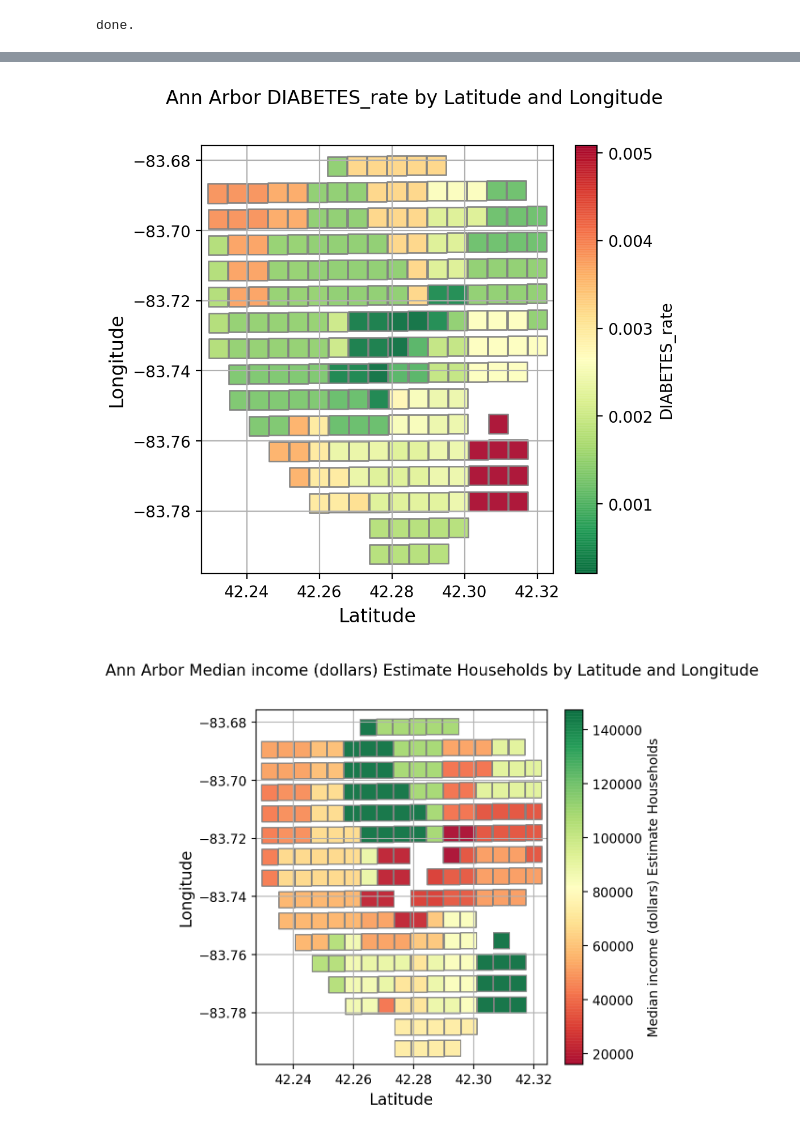
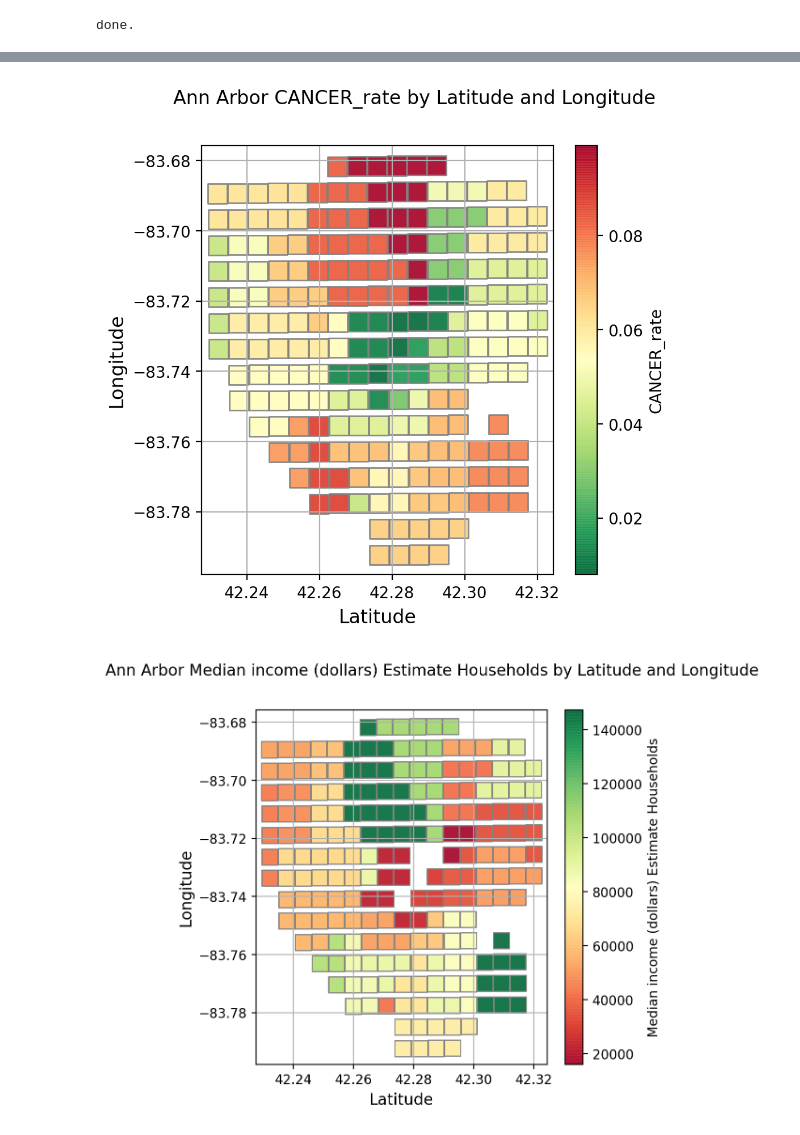
Before and after one commit to CooperStansbury/READMISSIONS, a Jupyter notebook: Washtenaw_case_study/notebooks/500_cities_analysis.ipynb, the cells around one changed output, grey strips where cells are left out. Cells and saved outputs as stored; diff of their text form; code cells hidden in the pictures.

```diff
--- a/Washtenaw_case_study/notebooks/500_cities_analysis.ipynb
+++ b/Washtenaw_case_study/notebooks/500_cities_analysis.ipynb
@@ -136,7 +136,7 @@ for col in PREVALENCE:
     condition = col.split("_")[0]
     new_col_name = f"{condition}_rate"
     NORMED_PREVALANCE_COLS.append(new_col_name)
-    data_df[new_col_name] = data_df[col] / data_df[TOTAL_POP_COL]
+    data_df[new_col_name] = data_df[col] / 100
 
 print("done.")
 # %% [output]
@@ -210,31 +212,31 @@ No signficant differences in OBESITY_rate for World_label
 # %%
 """
 normalized disease rates by latitude and logitude
 """
 
-TARGET_COL = 'DIABETES_rate'
+TARGET_COL = 'CANCER_rate'
 TITLE = f'Ann Arbor {TARGET_COL} by Latitude and Longitude'
 
 fig = utils.build_fig(title=f"{TITLE}",
                       y_lab="Longitude",
                       x_lab="Latitude")
 
 scat = plt.scatter(data_df['latitiude'],
                    data_df['longitude'],
                    s=150,
                    c=data_df[TARGET_COL],
                    edgecolor='grey',
                    alpha=0.9,
                    marker="s",
                    cmap='RdYlGn_r')
 
 plt.grid()
 cb = plt.colorbar(scat)
 cb.set_label(f'{TARGET_COL}')
-# save_filepath = f"../figures/{TITLE}.png"
-# plt.savefig(save_filepath,  bbox_inches = 'tight')
+save_filepath = f"../figures/{TITLE}.png"
+plt.savefig(save_filepath,  bbox_inches = 'tight')
 # %% [output]
-[figure, old version]
+[figure, new version]
 # %%
 """
 median income by lat/lon
```
Also changed, not shown: parts of 5 cells of this notebook, 7 other files.
